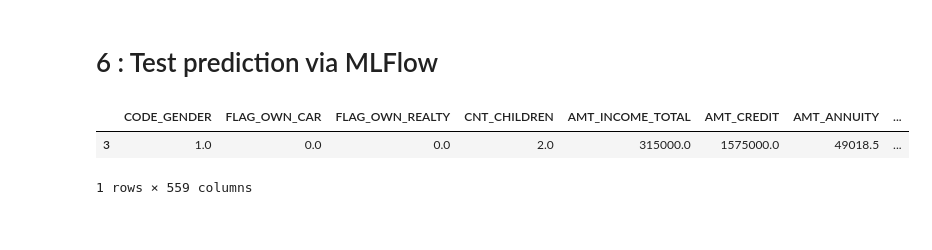
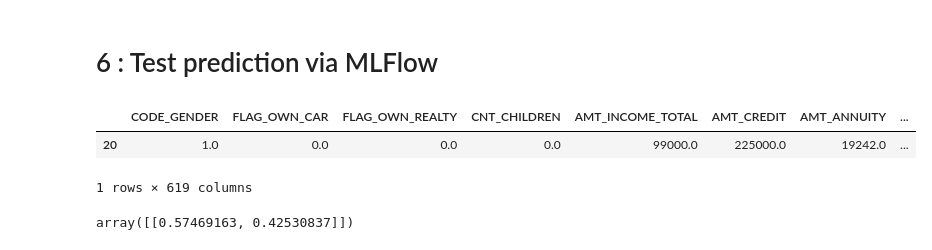
Before and after one commit to JohanRocheteau/Credit-Scoring-Model-Deployment-2023, a Jupyter notebook: MLP7-OptimisationModel.ipynb, the cells around one changed output. Saved outputs shown, nothing was run; the diff lists cells and outputs as text; code cells hidden in the pictures.

```diff
--- a/MLP7-OptimisationModel.ipynb
+++ b/MLP7-OptimisationModel.ipynb
@@ -276,4 +289,4 @@ Il y a 253 variables avec plus de 30% de NaNs.
 # %%
-# Variables avec moins de 50% de NaNs :
-VarNaNs = list(NaN[NaN[0] < 50].index)
+# Variables avec moins de 70% de NaNs :
+VarNaNs = list(NaN[NaN[0] < 70].index)
 # %%
@@ -462,11 +518,18 @@ BestVariables
 # %%
 New_Data = pd.read_csv('NewDataP7.csv')
 New_Data = New_Data.rename(columns = lambda x:re.sub('[^A-Za-z0-9_]+', '', x))
-New_Data = New_Data.iloc[3:4][VarNaNs]
+New_Data = New_Data.iloc[20:21][VarNaNs]
 del New_Data['TARGET']
 New_Data
 # %% [output]
 |  | CODE_GENDER | FLAG_OWN_CAR | FLAG_OWN_REALTY | CNT_CHILDREN | AMT_INCOME_TOTAL | AMT_CREDIT | AMT_ANNUITY | ... |
-| 3 | 1.0 | 0.0 | 0.0 | 2.0 | 315000.0 | 1575000.0 | 49018.5 | ... |
+| 20 | 1.0 | 0.0 | 0.0 | 0.0 | 99000.0 | 225000.0 | 19242.0 | ... |
-1 rows × 559 columns
+1 rows × 619 columns
+# %%
+# Prediction sur model final avec nom du model sans le stage :
+
+model = mlflow.sklearn.load_model("sk-learn-LGBMClassifier")
+model.predict_proba(New_Data.values.tolist())
+# %% [output]
+array([[0.57469163, 0.42530837]])
 # %%
```
Also changed, not shown: parts of 33 cells of this notebook.
